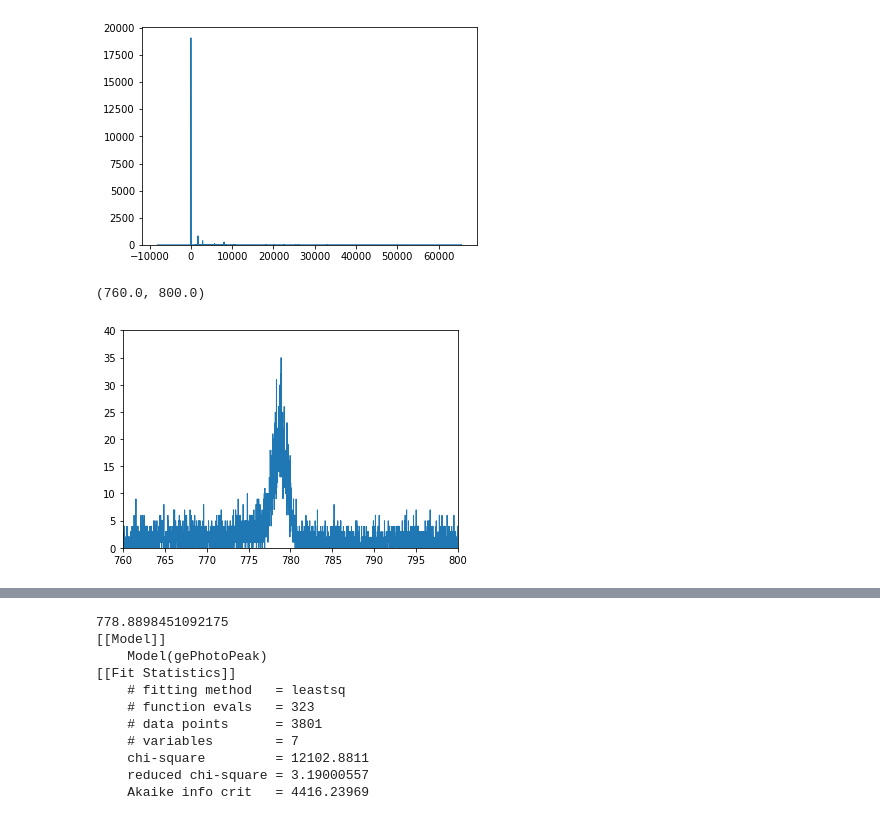
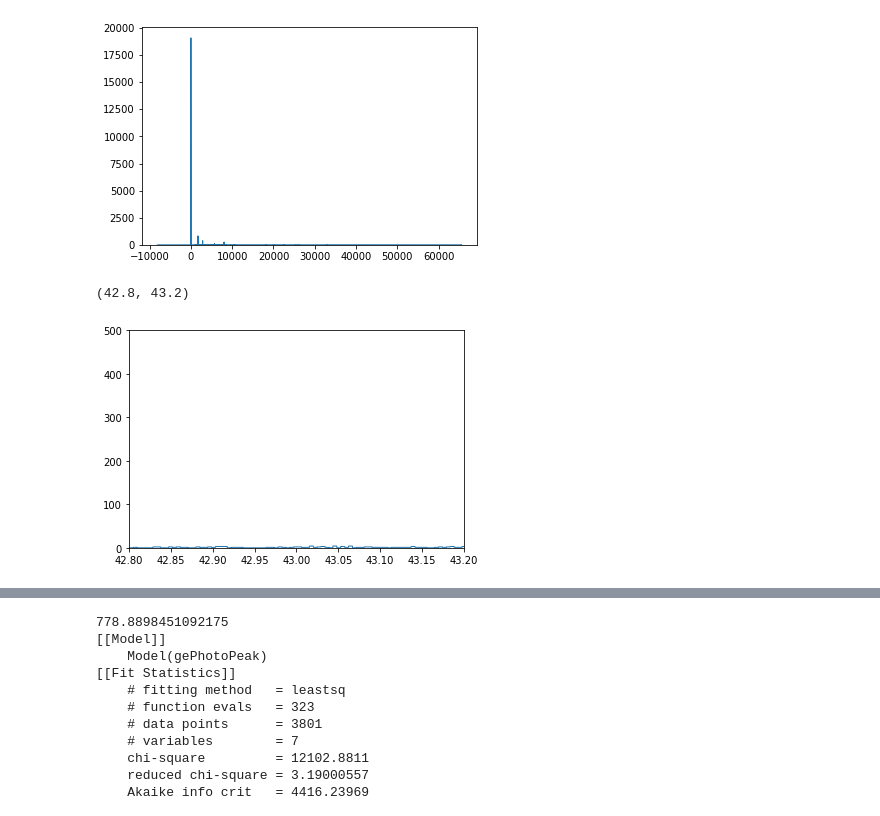
Before and after one commit to jbrowni2/processPygama, a Jupyter notebook: jupyter/waveformTesting.ipynb, the cells around one changed output, grey strips where cells are left out. Cells and saved outputs as stored; diff of their text form; code cells hidden in the pictures.

```diff
--- a/jupyter/waveformTesting.ipynb
+++ b/jupyter/waveformTesting.ipynb
@@ -30,7 +30,7 @@ import processes.histogramAction as hA
 
 import scipy.signal as sig
 # %%
-run_list = [x for x in np.arange(1330,1360,1)]
+run_list = [x for x in np.arange(1397,1407,1)]
 df = fd.get_df_multiple(run_list, "Card1")
 # %%
 plt.hist(df["trapEmax"], histtype="step", bins=300000)
@@ -69,10 +69,14 @@ print(intercept)
 m = 0.04280811709355686
 c = -0.04784377473936274
 energy = [m*x+c for x in df["trapEmax"]]
+# %%
+m = 0.0428
+c =  -0.193
+energy = [m*x+c for x in df["trapEmax"]]
 # %%
-plt.hist(energy, histtype="step", bins=300000)
-plt.ylim(00, 40)
-plt.xlim(760,800)
+plt.hist(energy, histtype="step", bins=600000)
+plt.ylim(00, 500)
+plt.xlim(42.8,43.2)
 # %% [output]
-(760.0, 800.0)
+(42.8, 43.2)
-[figure, old version]
+[figure, new version]
```
Also changed, not shown: parts of 3 cells of this notebook, 18 other files.
